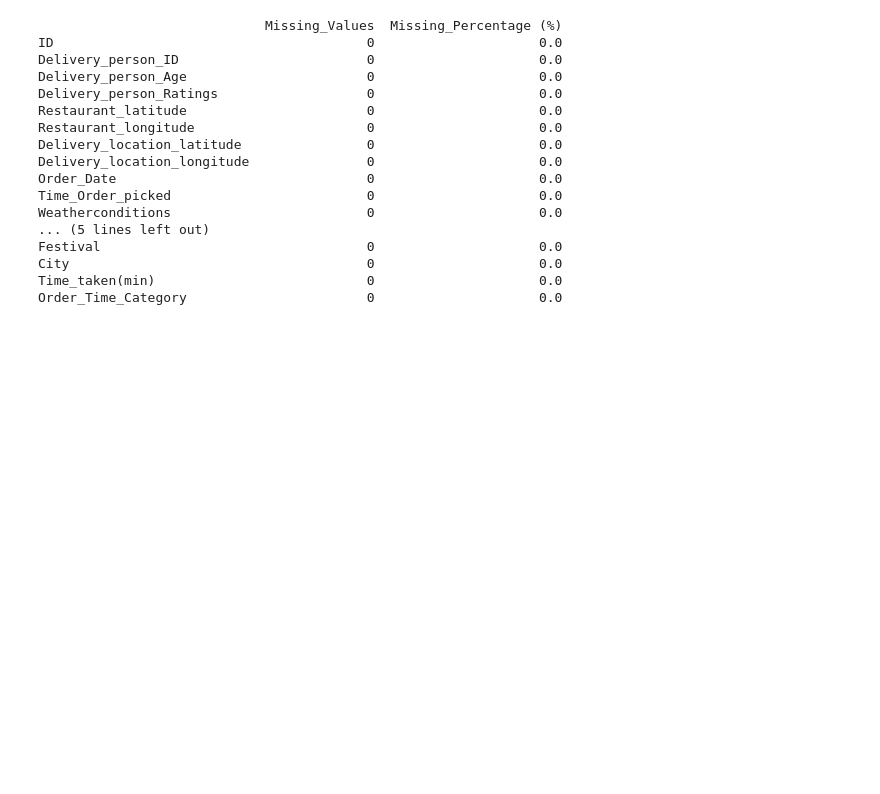
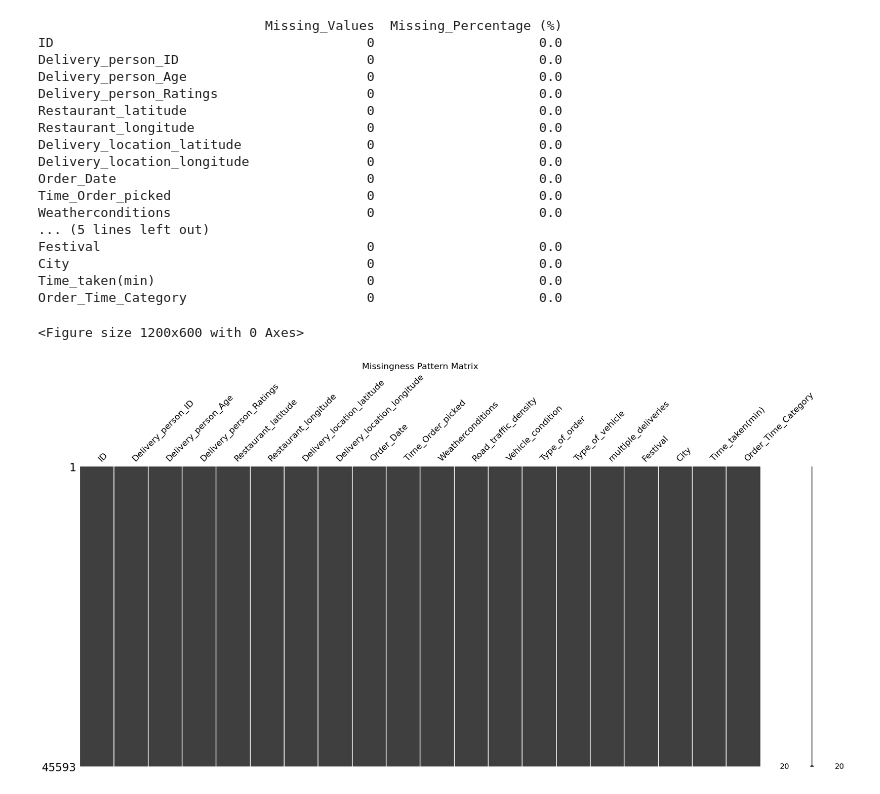
Before and after one commit to chetan-somwanshi-3/Deliver-AI, a Jupyter notebook: notebooks/NB-2-Data-Cleaning.ipynb, the cells around one changed output. Cells and saved outputs as stored; diff of their text form; code cells hidden in the pictures; blank space fills up the shorter version.

```diff
--- a/notebooks/NB-2-Data-Cleaning.ipynb
+++ b/notebooks/NB-2-Data-Cleaning.ipynb
@@ -415,7 +415,13 @@ df.loc[(df['Delivery_person_Ratings'] < 1) | (df['Delivery_person_Ratings'] > 5)
 
 num_cols = ['Delivery_person_Age','Delivery_person_Ratings','multiple_deliveries']
 
-imputer = IterativeImputer(estimator=BayesianRidge())
+# imputer = IterativeImputer(estimator=BayesianRidge())
+# df[num_cols] = imputer.fit_transform(df[num_cols])
+
+from sklearn.experimental import enable_iterative_imputer
+from sklearn.impute import IterativeImputer
+
+imputer = IterativeImputer()
 df[num_cols] = imputer.fit_transform(df[num_cols])
 # %%
 
@@ -500,3 +506,11 @@ Festival                                  0                     0.0
 City                                      0                     0.0
 Time_taken(min)                           0                     0.0
 Order_Time_Category                       0                     0.0
+# %%
+plt.figure(figsize=(12,6))
+msno.matrix(df)
+plt.title("Missingness Pattern Matrix", fontsize=16)
+plt.show()
+# %% [output]
+<Figure size 1200x600 with 0 Axes>
+[figure, added]
```
Also changed, not shown: parts of 3 cells of this notebook, 3 other files.
